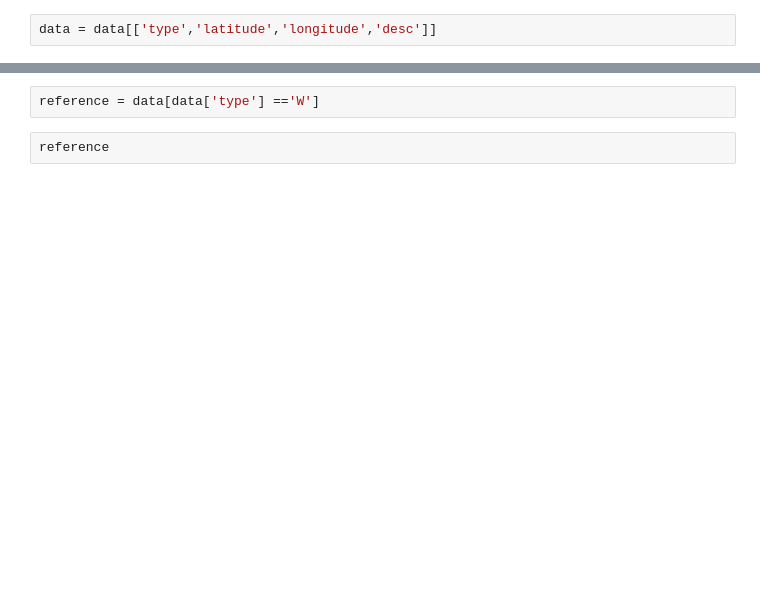
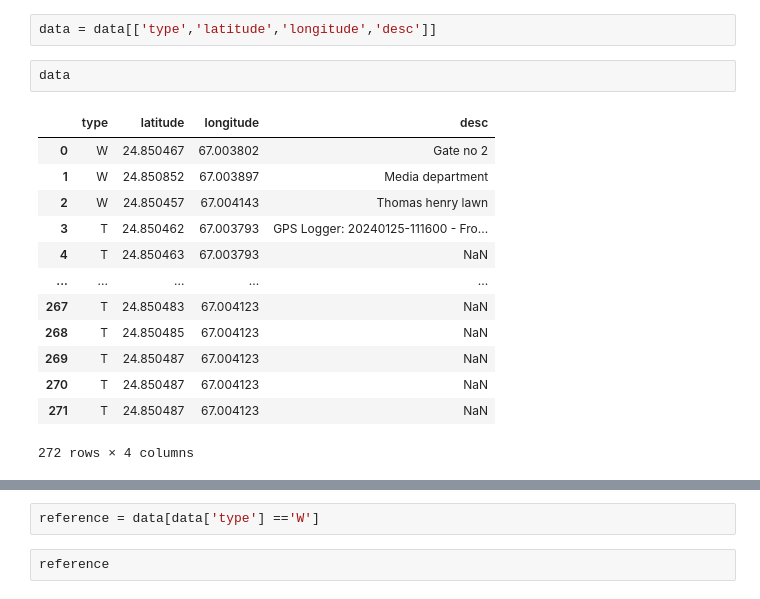
Before and after one commit to MuhammadSyyed/my_tracking_app, a Jupyter notebook: main_maps.ipynb, the cells around one changed output, grey strips where cells are left out. Drawn from its saved outputs; the diff is of its cells as text; blank space fills up the shorter version.

```diff
--- a/main_maps.ipynb
+++ b/main_maps.ipynb
@@ -70,2 +80,18 @@ data
 # %%
 data = data[['type','latitude','longitude','desc']]
+# %%
+data
+# %% [output]
+|  | type | latitude | longitude | desc |
+| 0 | W | 24.850467 | 67.003802 | Gate no 2 |
+| 1 | W | 24.850852 | 67.003897 | Media department |
+| 2 | W | 24.850457 | 67.004143 | Thomas henry lawn |
+| 3 | T | 24.850462 | 67.003793 | GPS Logger: 20240125-111600 - Fro... |
+| 4 | T | 24.850463 | 67.003793 | NaN |
+| ... | ... | ... | ... | ... |
+| 267 | T | 24.850483 | 67.004123 | NaN |
+| 268 | T | 24.850485 | 67.004123 | NaN |
+| 269 | T | 24.850487 | 67.004123 | NaN |
+| 270 | T | 24.850487 | 67.004123 | NaN |
+| 271 | T | 24.850487 | 67.004123 | NaN |
+272 rows × 4 columns
```
Also changed, not shown: parts of 12 cells of this notebook.
